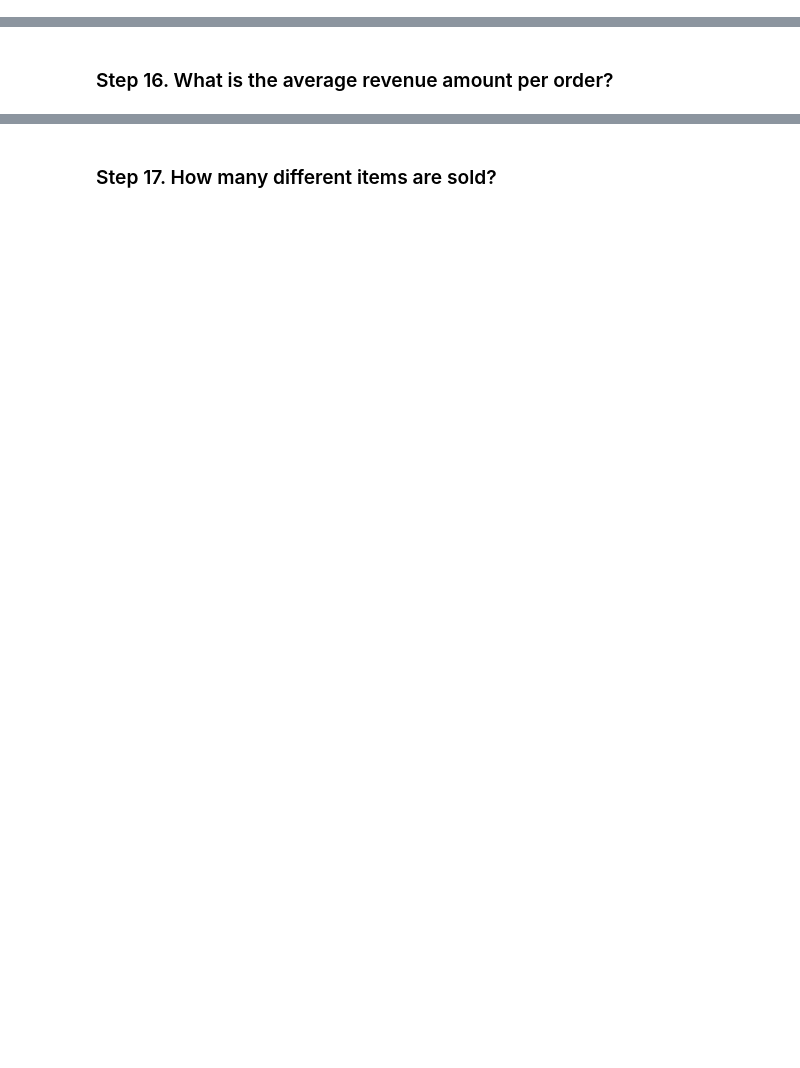
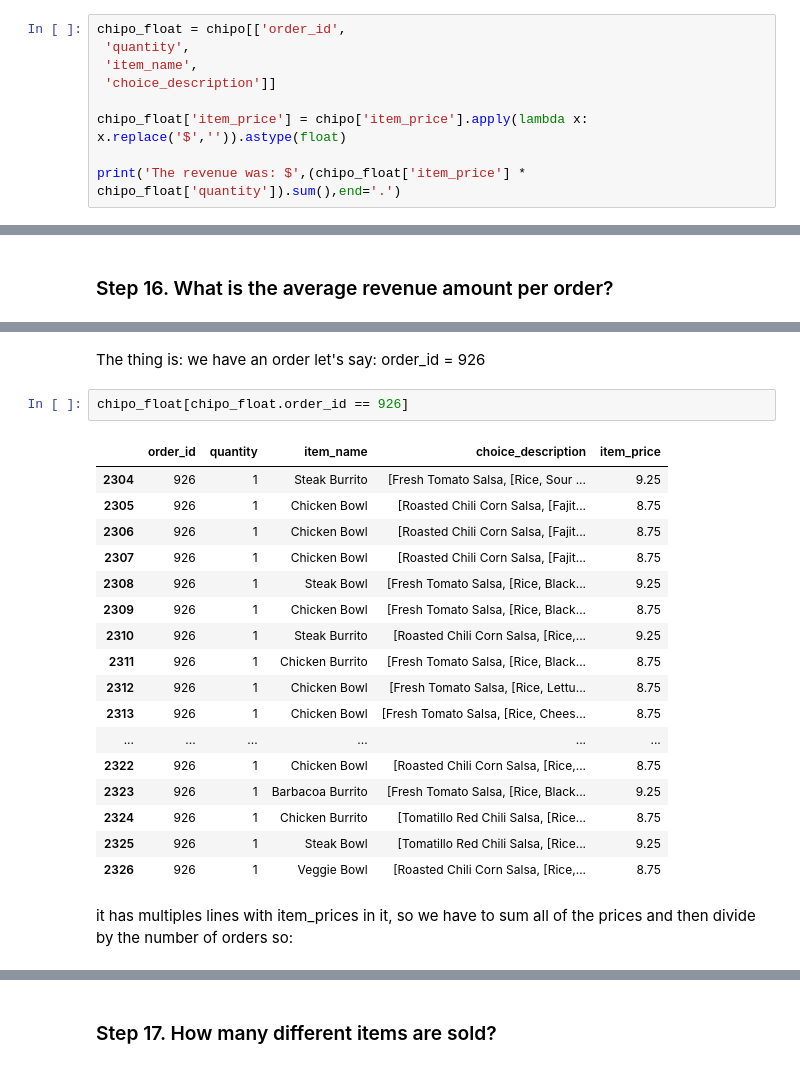
Before and after one commit to vitorpmh/pandas_exercises, a Jupyter notebook: 01_Getting_&_Knowing_Your_Data/Chipotle/Exercises.ipynb, the cells around one changed output, grey strips where cells are left out. Cells and saved outputs as stored; diff of their text form; blank space fills up the shorter version.

```diff
--- a/01_Getting_&_Knowing_Your_Data/Chipotle/Exercises.ipynb
+++ b/01_Getting_&_Knowing_Your_Data/Chipotle/Exercises.ipynb
@@ -146,0 +224,9 @@ KeyError: 'choice_description'
+# %%
+chipo_float = chipo[['order_id',
+ 'quantity',
+ 'item_name',
+ 'choice_description']]
+
+chipo_float['item_price'] = chipo['item_price'].apply(lambda x: x.replace('$','')).astype(float)
+
+print('The revenue was: $',(chipo_float['item_price'] * chipo_float['quantity']).sum(),end='.')
@@ -154,0 +265,24 @@ KeyError: 'choice_description'
+# %% [markdown]
+The thing is: we have an order let's say: order_id = 926
+# %%
+chipo_float[chipo_float.order_id == 926]
+# %% [output]
+|  | order_id | quantity | item_name | choice_description | item_price |
+| 2304 | 926 | 1 | Steak Burrito | [Fresh Tomato Salsa, [Rice, Sour ... | 9.25 |
+| 2305 | 926 | 1 | Chicken Bowl | [Roasted Chili Corn Salsa, [Fajit... | 8.75 |
+| 2306 | 926 | 1 | Chicken Bowl | [Roasted Chili Corn Salsa, [Fajit... | 8.75 |
+| 2307 | 926 | 1 | Chicken Bowl | [Roasted Chili Corn Salsa, [Fajit... | 8.75 |
+| 2308 | 926 | 1 | Steak Bowl | [Fresh Tomato Salsa, [Rice, Black... | 9.25 |
+| 2309 | 926 | 1 | Chicken Bowl | [Fresh Tomato Salsa, [Rice, Black... | 8.75 |
+| 2310 | 926 | 1 | Steak Burrito | [Roasted Chili Corn Salsa, [Rice,... | 9.25 |
+| 2311 | 926 | 1 | Chicken Burrito | [Fresh Tomato Salsa, [Rice, Black... | 8.75 |
+| 2312 | 926 | 1 | Chicken Bowl | [Fresh Tomato Salsa, [Rice, Lettu... | 8.75 |
+| 2313 | 926 | 1 | Chicken Bowl | [Fresh Tomato Salsa, [Rice, Chees... | 8.75 |
+| ... | ... | ... | ... | ... | ... |
+| 2322 | 926 | 1 | Chicken Bowl | [Roasted Chili Corn Salsa, [Rice,... | 8.75 |
+| 2323 | 926 | 1 | Barbacoa Burrito | [Fresh Tomato Salsa, [Rice, Black... | 9.25 |
+| 2324 | 926 | 1 | Chicken Burrito | [Tomatillo Red Chili Salsa, [Rice... | 8.75 |
+| 2325 | 926 | 1 | Steak Bowl | [Tomatillo Red Chili Salsa, [Rice... | 9.25 |
+| 2326 | 926 | 1 | Veggie Bowl | [Roasted Chili Corn Salsa, [Rice,... | 8.75 |
+# %% [markdown]
+it has multiples lines with item_prices in it, so we have to sum all of the prices and then divide by the number of orders so:
```
Also changed, not shown: parts of 20 cells of this notebook, 1 other file.
